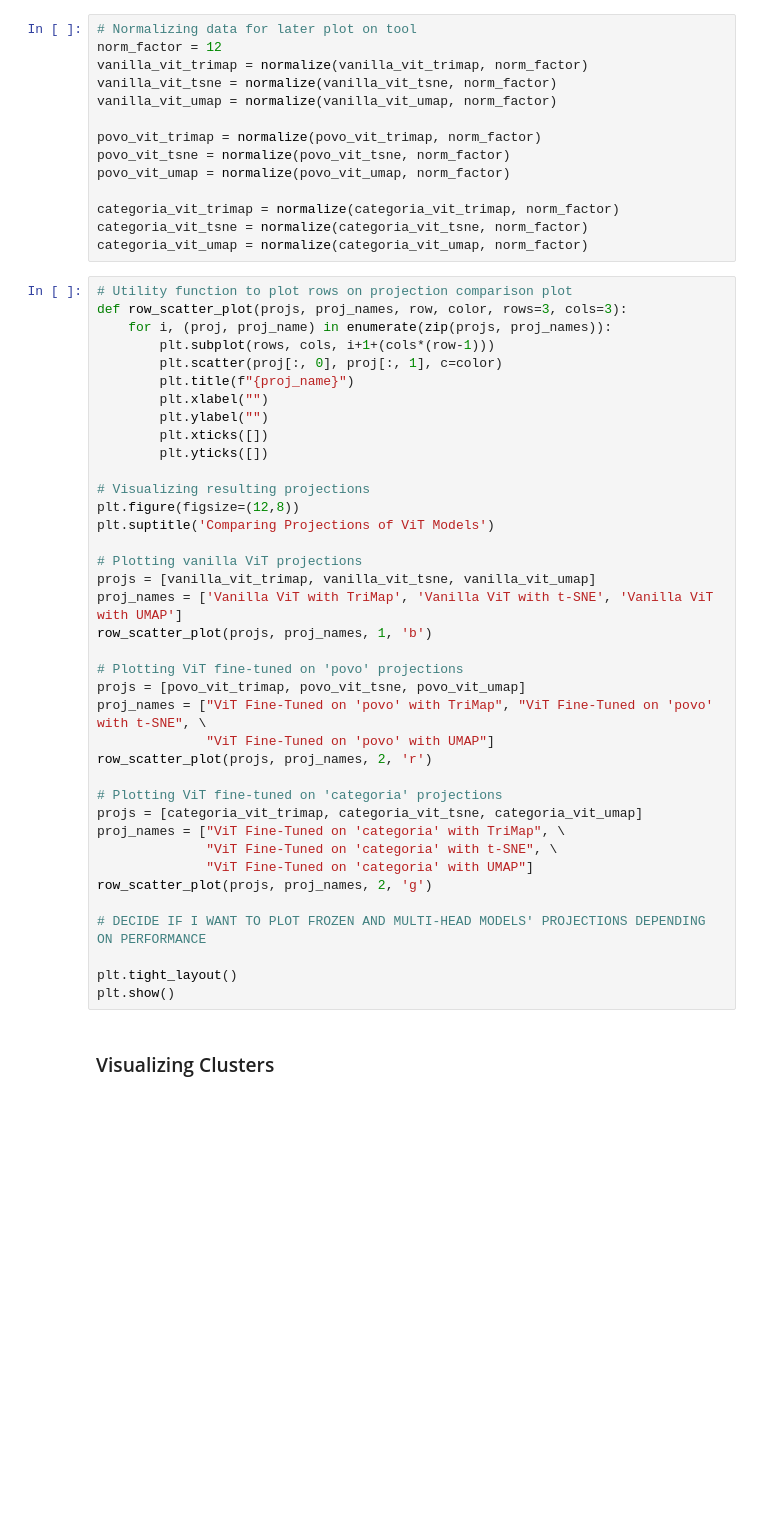
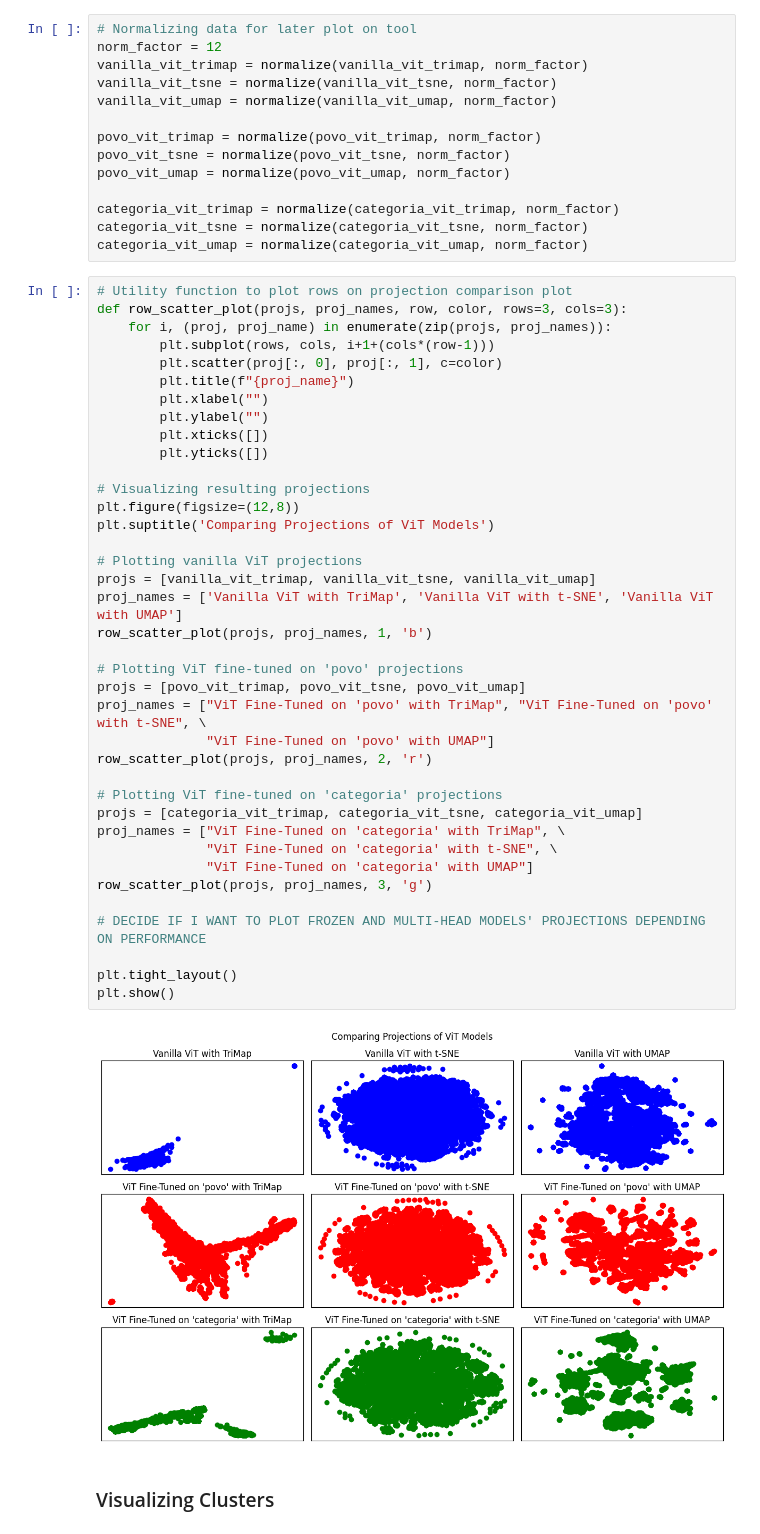
Before and after one commit to Luizerko/indigenous_clusters_and_communities, a Jupyter notebook: indigenous_project/tainacan_collection/image_clustering.ipynb, the cells around one changed output. Saved outputs shown, nothing was run; the diff lists cells and outputs as text; blank space fills up the shorter version.

```diff
--- a/indigenous_project/tainacan_collection/image_clustering.ipynb
+++ b/indigenous_project/tainacan_collection/image_clustering.ipynb
@@ -601,34 +725,36 @@ def row_scatter_plot(projs, proj_names, row, color, rows=3, cols=3):
         plt.xlabel("")
         plt.ylabel("")
         plt.xticks([])
         plt.yticks([])
 
 # Visualizing resulting projections
 plt.figure(figsize=(12,8))
 plt.suptitle('Comparing Projections of ViT Models')
 
 # Plotting vanilla ViT projections
 projs = [vanilla_vit_trimap, vanilla_vit_tsne, vanilla_vit_umap]
 proj_names = ['Vanilla ViT with TriMap', 'Vanilla ViT with t-SNE', 'Vanilla ViT with UMAP']
 row_scatter_plot(projs, proj_names, 1, 'b')
 
 # Plotting ViT fine-tuned on 'povo' projections
 projs = [povo_vit_trimap, povo_vit_tsne, povo_vit_umap]
 proj_names = ["ViT Fine-Tuned on 'povo' with TriMap", "ViT Fine-Tuned on 'povo' with t-SNE", \
               "ViT Fine-Tuned on 'povo' with UMAP"]
 row_scatter_plot(projs, proj_names, 2, 'r')
 
 # Plotting ViT fine-tuned on 'categoria' projections
 projs = [categoria_vit_trimap, categoria_vit_tsne, categoria_vit_umap]
 proj_names = ["ViT Fine-Tuned on 'categoria' with TriMap", \
               "ViT Fine-Tuned on 'categoria' with t-SNE", \
               "ViT Fine-Tuned on 'categoria' with UMAP"]
-row_scatter_plot(projs, proj_names, 2, 'g')
+row_scatter_plot(projs, proj_names, 3, 'g')
 
 # DECIDE IF I WANT TO PLOT FROZEN AND MULTI-HEAD MODELS' PROJECTIONS DEPENDING ON PERFORMANCE
 
 plt.tight_layout()
 plt.show()
+# %% [output]
+[figure, added]
 # %% [markdown]
 ### Visualizing Clusters
 # %%
```
Also changed, not shown: parts of 20 cells of this notebook, 2 other files.
